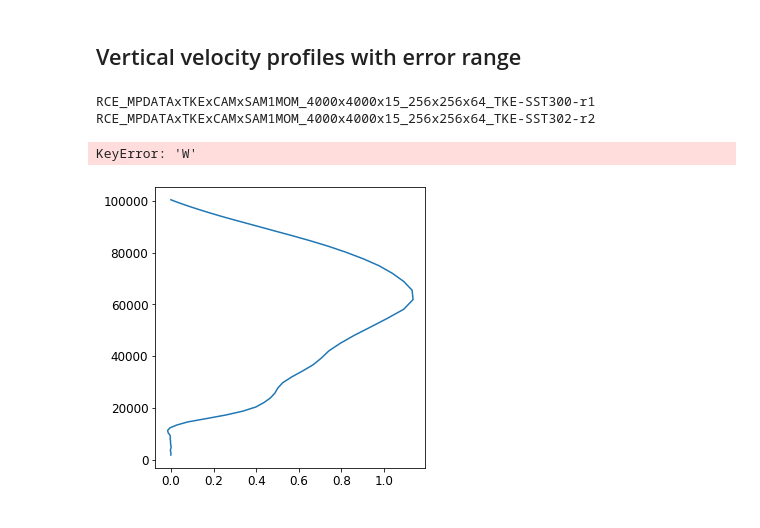
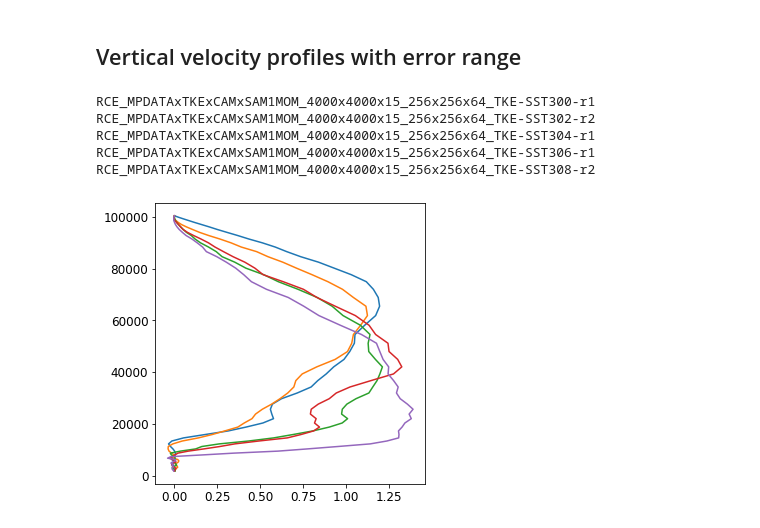
Before and after one commit to bfildier/Fildier2020, a Jupyter notebook: scripts/AdditionalFigures1stRev.ipynb, the cells around one changed output. Cells and saved outputs as stored; diff of their text form; code cells hidden in the pictures.

```diff
--- a/scripts/AdditionalFigures1stRev.ipynb
+++ b/scripts/AdditionalFigures1stRev.ipynb
@@ -1348,3 +1524,5 @@ Show change in enhancement factors for all pairs of adjacent SSTs at extreme per
+# %%
+sQext9999 = slice(iQ9999,iQ99999)
 # %%
 
 ind_sims2plot = (4,0) # Dref, Oref
@@ -1481,0 +2017,2 @@ plt.show()
+# %%
+sQext9999 = slice(iQ9999,iQ99999)
@@ -2015,8 +2831,11 @@ for ax,i_sim in zip(axs,sim_inds):
 #         cdf_invlog = pr_mean[simname]*cdf_invlog_ILQ_pr[simname]
 #         invCDF_show = mean_pr[simname]*distributions[simname].invCDF[sQ2show]
         perc_show = distributions[simname].percentiles[sQ2show]
-        perc_range = [distributions[simname].percentiles_Q1[sQ2show],
-                      distributions[simname].percentiles_Q3[sQ2show]]
+        if simname in scaling.keys():
+            perc_range = [distributions[simname].percentiles_P5[sQ2show],
+                          distributions[simname].percentiles_P95[sQ2show]]
+        else:
+            perc_range = [perc_show,perc_show]
 
         # shading
         subplotYShadingRanksILog(ax,ranks2show,
@@ -2033,6 +2852,14 @@ for ax,i_sim in zip(axs,sim_inds):
                          labels=simlab,
                          transformX=False)
 
+        # scaling
+        if simname in scaling.keys():
+            subplotRanksILog(ax,ranks2show,
+                         scaling[simname]['OGS09'][sQ2show]*86400,
+                         col=SST_col[i_SST],
+                         ltype=':',
+                         transformX=False)
+
 
 #     key = "%s_%s"%(simname_patterns[i_sim]%(SSTs2plot[0],realiz[SSTs2plot[0]][i_sim]),
 #                    simname_patterns[i_sim]%(SSTs2plot[1],realiz[SSTs2plot[1]][i_sim]))
@@ -2045,7 +2872,7 @@ x = np.flipud(1./(1-ranks2show/100.))
 
 for ax in axs.flatten():
     # add legend
-    ax.legend(fontsize=11)
+#     ax.legend(fontsize=11)
     # add x labels
     ax.set_xlabel('Percentile rank (%)')
 #     # transform x axis
@@ -2076,9 +2903,20 @@ axs[0].set_ylabel(r'Percentile $P^Q$ (mm/day)')
 axs[0].text(0.88,0.04,'(a)',transform = axs[0].transAxes,fontsize=16)
 axs[1].text(0.88,0.04,'(b)',transform = axs[1].transAxes,fontsize=16)
 
+##-- Additional legend
+custom_lines = [Line2D([0], [0], color='k',linestyle=simtype_linetype[0]),
+                Line2D([0], [0], color='k',linestyle=simtype_linetype[4]),
+                Line2D([0], [0], color='k',linestyle=':'),
+                Line2D([0], [0], color='k',linewidth=4,alpha=0.3)]
+
+# axs_profiles[0].legend(fontsize=14) # Default legend
+axs[0].legend(custom_lines,[simtype_labels[0],simtype_labels[4],'scaling','90% CI'],fontsize=12)
+
+
 # plt.savefig(os.path.join(figuredir,'all','Figure3_distributions_org_disorg_%d_%d.pdf'%tuple(SSTs2plot)),
 #                 bbox_inches='tight')
-
+plt.savefig(os.path.join(figuredir,'paper','FigureS4.pdf'),
+                bbox_inches='tight')
 plt.show()
 # %% [output]
 RCE_MPDATAxTKExCAMxSAM1MOM_4000x4000x15_256x256x64_TKE-SST300-r1
@@ -2094,0 +2933,4 @@ RCE_MPDATAxTKExCAMxSAM1MOM_4000x4000x15_256x256x64_TKE-SST308-radhomo-r1
+# %%
+print('precipitation efficiency values:')
+for simname in scaling.keys():
+    print(simname, 'eps = %1.3f'%scaling[simname]['eps'])
@@ -2157,21 +3008,24 @@ TypeError: not enough arguments for format string
 # %%
 
 i_sim = 0
 iQ = iQ999
 
 fig,ax = plt.subplots(figsize=(5,5))
 
 for i_SST in SST_inds:
 
     SST = SSTs[i_SST]
     simname = simname_patterns[i_sim]%(SST,realiz[SST][i_sim])
     print(simname)
 
-    x_mean = prQ_prof_conditionals[simname]['W'][iQ]
-    y = p_profile[simname]*100
-    ax.plot(x_mean,y)
+#     x_mean = prQ_prof_conditionals[simname]['W'][iQ]
+    y = p_prof
+#     ax.plot(x_mean,y)
+    ax.plot(cdist_w[simname].cond_mean[:,iQ],y)
 # %% [output]
 RCE_MPDATAxTKExCAMxSAM1MOM_4000x4000x15_256x256x64_TKE-SST300-r1
 RCE_MPDATAxTKExCAMxSAM1MOM_4000x4000x15_256x256x64_TKE-SST302-r2
+RCE_MPDATAxTKExCAMxSAM1MOM_4000x4000x15_256x256x64_TKE-SST304-r1
+RCE_MPDATAxTKExCAMxSAM1MOM_4000x4000x15_256x256x64_TKE-SST306-r1
+RCE_MPDATAxTKExCAMxSAM1MOM_4000x4000x15_256x256x64_TKE-SST308-r2
-KeyError: 'W'
-[figure, old version]
+[figure, new version]
```
Also changed, not shown: parts of 28 cells of this notebook, 13 other files.
